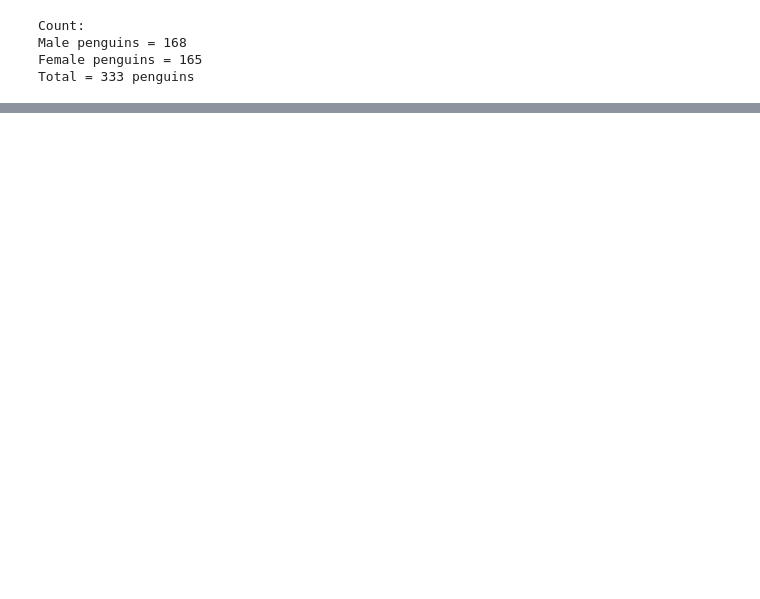
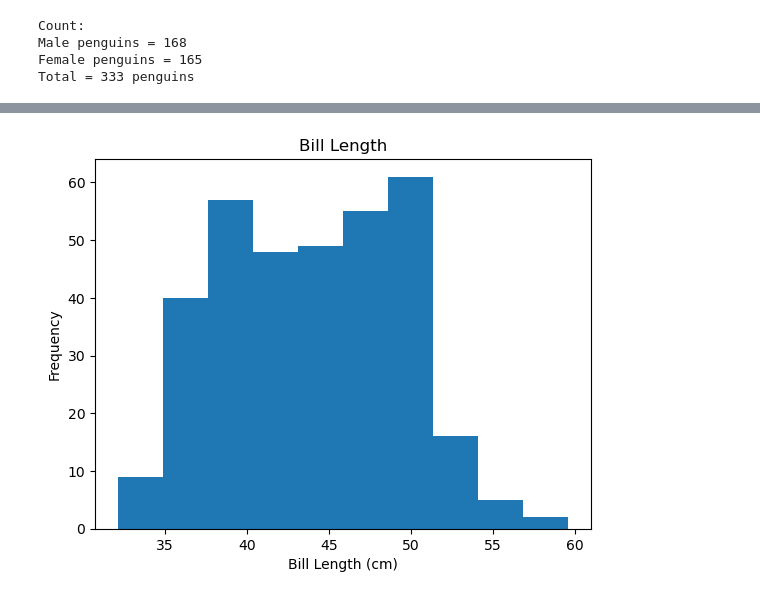
Before and after one commit to PeeBs68/mywork, a Jupyter notebook: penguins_temp.ipynb, the cells around one changed output, grey strips where cells are left out. Cells and saved outputs as stored; diff of their text form; code cells hidden in the pictures; blank space fills up the shorter version.

```diff
--- a/penguins_temp.ipynb
+++ b/penguins_temp.ipynb
@@ -138,0 +142,18 @@ Total = 333 penguins
+# %%
+#Create a list just for Bill Length and generate a histogram
+bill_length_l = []
+for x in df['bill_length_mm']:
+    bill_length_l.append(x)
+
+bill_length_l
+
+#Sort the list before creating the histogram
+bill_length_l.sort()
+#Add title and labels
+plt.title("Bill Length")
+plt.xlabel("Bill Length (cm)")
+plt.ylabel("Frequency")
+plt.hist(bill_length_l)
+plt.show()
+# %% [output]
+[figure, added]
```
Also changed, not shown: parts of 13 cells of this notebook.
